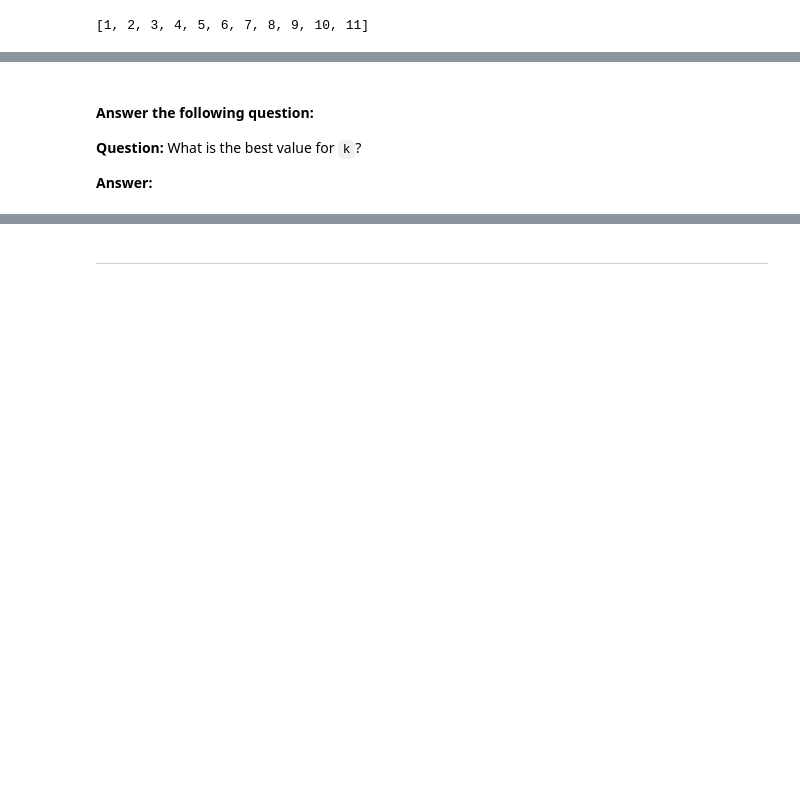
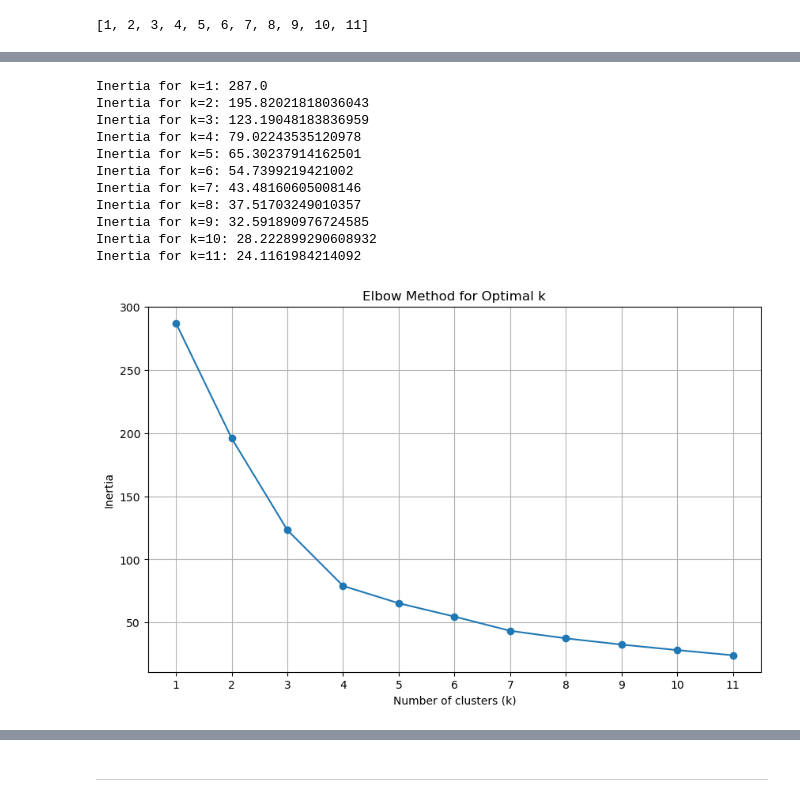
Before and after one commit to mattcat1221/Crypto-Clustering-Analysis, a Jupyter notebook: Crypto_Clustering.ipynb, the cells around one changed output, grey strips where cells are left out. Saved outputs shown, nothing was run; the diff lists cells and outputs as text; code cells hidden in the pictures; blank space fills up the shorter version.

```diff
--- a/Crypto_Clustering.ipynb
+++ b/Crypto_Clustering.ipynb
@@ -2052,6 +1974,47 @@ TypeError: validate_params() got an unexpected keyword argument 'prefer_skip_nes
-# %% [markdown]
-#### Answer the following question:
-
-**Question:** What is the best value for `k`?
-
-**Answer:**
+# %%
+# Plot a line chart with all the inertia values computed with
+# the different values of k to visually identify the optimal value for k.
+# Assuming the data is already loaded into df and scaled_df
+
+# Create an empty list to store the inertia values
+inertia = []
+k_values = list(range(1, 12))  # You can adjust the range as needed
+
+# Create a for loop to compute the inertia with each possible value of k
+for k in k_values:
+    kmeans = KMeans(n_clusters=k, random_state=42, n_init=10)
+    kmeans.fit(scaled_df)
+    inertia.append(kmeans.inertia_)
+
+# Print the inertia values
+for k, inrt in zip(k_values, inertia):
+    print(f"Inertia for k={k}: {inrt}")
+
+# Create a dictionary with the data to plot the Elbow curve
+elbow_data = {'k': k_values, 'inertia': inertia}
+
+# Create a DataFrame with the data to plot the Elbow curve
+elbow_df = pd.DataFrame(elbow_data)
+
+# Plot the Elbow curve
+plt.figure(figsize=(10, 6))
+plt.plot(elbow_df['k'], elbow_df['inertia'], marker='o', linestyle='-')
+plt.title('Elbow Method for Optimal k')
+plt.xlabel('Number of clusters (k)')
+plt.ylabel('Inertia')
+plt.xticks(elbow_df['k'])
+plt.grid(True)
+plt.show()
+# %% [output]
+Inertia for k=1: 287.0
+Inertia for k=2: 195.82021818036043
+Inertia for k=3: 123.19048183836959
+Inertia for k=4: 79.02243535120978
+Inertia for k=5: 65.30237914162501
+Inertia for k=6: 54.7399219421002
+Inertia for k=7: 43.48160605008146
+Inertia for k=8: 37.51703249010357
+Inertia for k=9: 32.591890976724585
+Inertia for k=10: 28.222899290608932
+Inertia for k=11: 24.1161984214092
+[figure, added]
```
Also changed, not shown: parts of 89 cells of this notebook, 1 other file.
